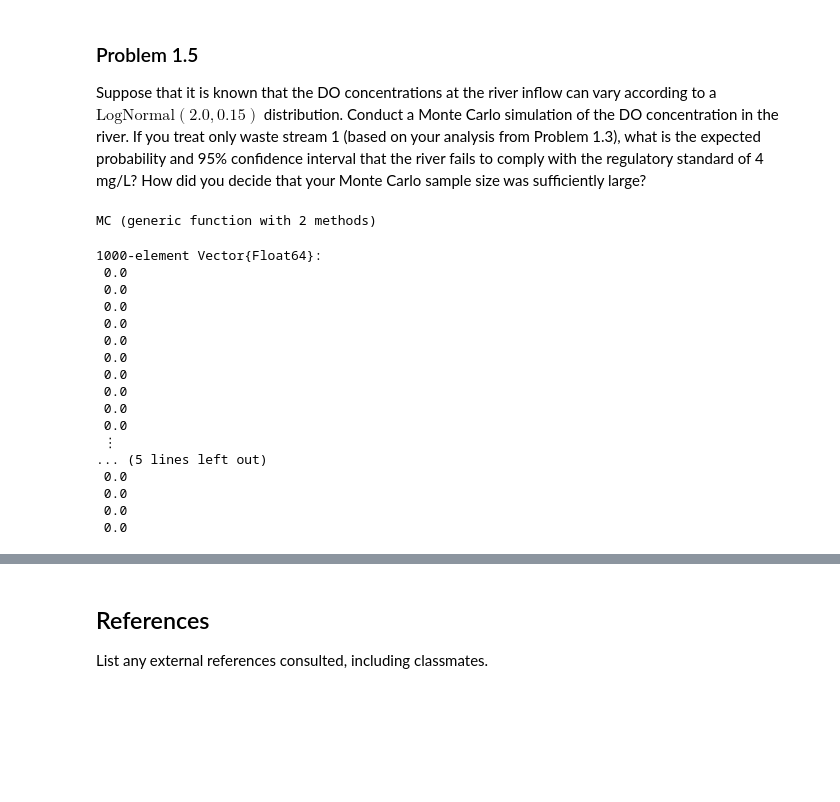
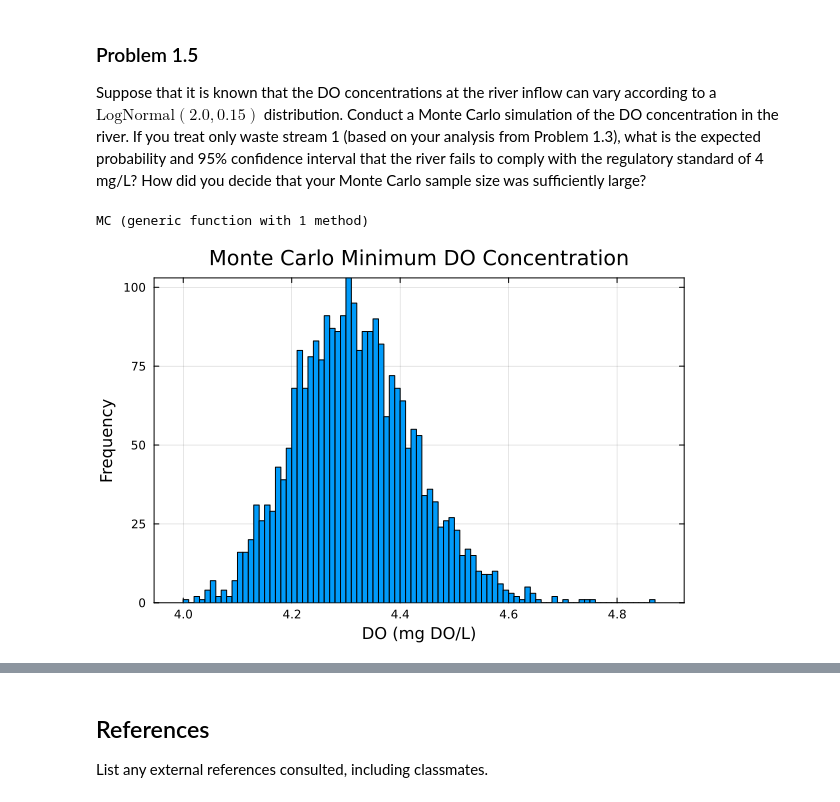
Before and after one commit to BEE4750-FA25/hw3-adrianhw3, a Jupyter notebook: hw03.ipynb, the cells around one changed output, grey strips where cells are left out. Saved outputs shown, nothing was run; the diff lists cells and outputs as text; code cells hidden in the pictures; blank space fills up the shorter version.

```diff
--- a/hw03.ipynb
+++ b/hw03.ipynb
@@ -283,7 +283,7 @@ If you treat only waste stream 1 (based on your analysis from Problem
 the river fails to comply with the regulatory standard of 4 mg/L? How
 did you decide that your Monte Carlo sample size was sufficiently large?
 # %%
-n = 1000
+n = 2500
 
 function MC(ka, kc, kn, n)
     #Spatial setup
@@ -293,7 +293,7 @@ function MC(ka, kc, kn, n)
     lognorm = LogNormal(2.0, 0.15);
     init = rand(lognorm, n);
 
-    for r in 1:n
+    for r in collect(range(1,n))
         #First discharge mixing results:
         #DO
         DO_MC = Mix(100_000, init[r], 10_000, 5);
@@ -320,7 +320,7 @@ function MC(ka, kc, kn, n)
         CBODMC_2 = Mix(qnew, CBODMC_end1, 15_000, 45)
         NBODMC_2 = Mix(qnew, NBODMC_end1, 15_000, 35)
 
-        for i in 151:500
+        for i in 151:501
             dist = x[i] - x[151]
             a1 = alpha1(ka, dist, u)
             a2 = alpha2(ka, kc, dist, u)
@@ -332,24 +332,10 @@ function MC(ka, kc, kn, n)
     return DOMC_mins
 end
 # %% [output]
-MC (generic function with 2 methods)
+MC (generic function with 1 method)
 # %%
-MC(ka, kc, kn, n)
+monte = MC(ka, kc, kn, n);
-# %% [output]
-1000-element Vector{Float64}:
- 0.0
- 0.0
- 0.0
- 0.0
- 0.0
- 0.0
- 0.0
- 0.0
- 0.0
- 0.0
- ⋮
-... (5 lines left out)
- 0.0
- 0.0
- 0.0
- 0.0
+# %%
+histogram(monte, bins=100, title="Monte Carlo Minimum DO Concentration", xlabel="DO (mg DO/L)", ylabel="Frequency", legend=false, framestyle=:box)
+# %% [output]
+[figure, added]
```
Also changed, not shown: parts of 3 cells of this notebook.
